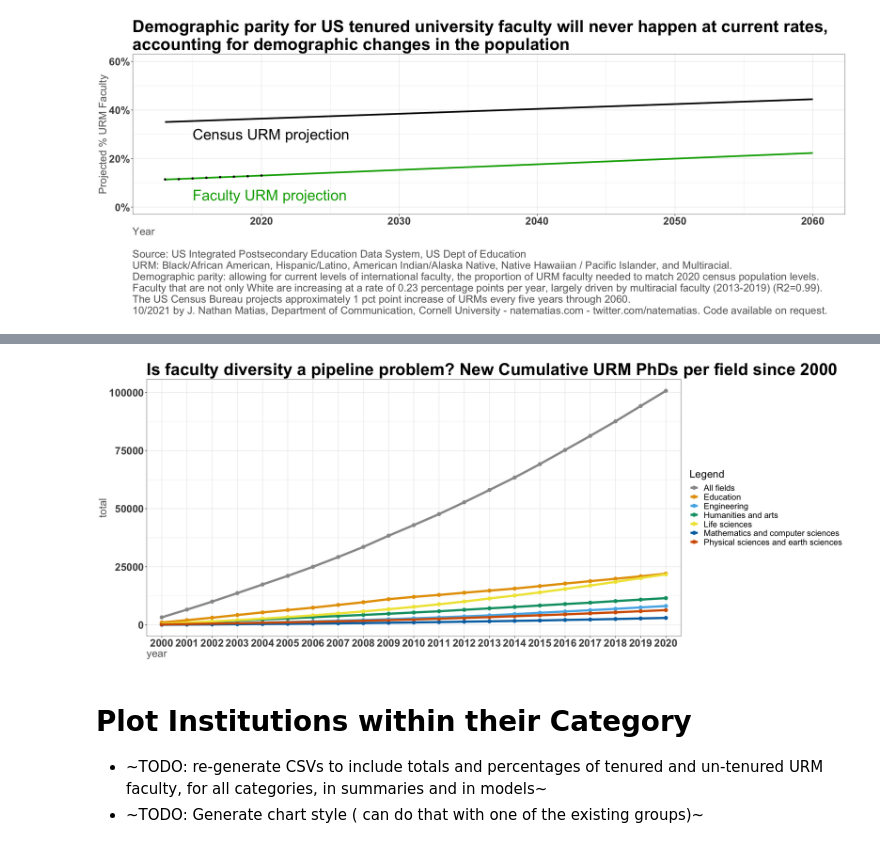
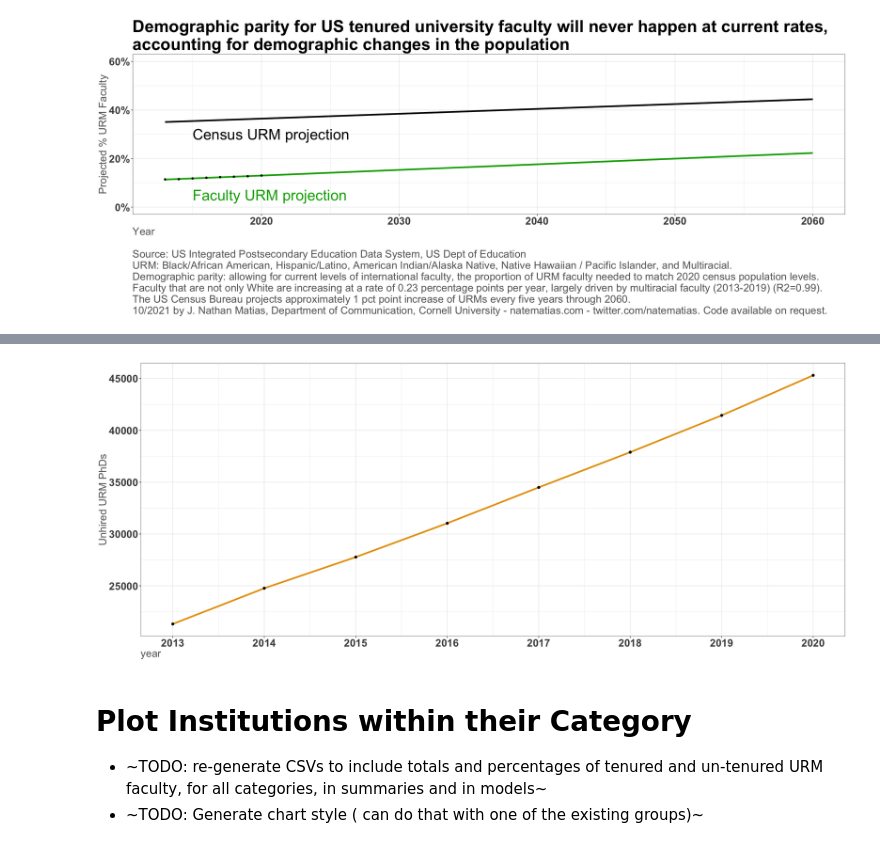
Before and after one commit to natematias/US-Faculty-Diversity-Projections, a Jupyter notebook: data/Paper Analysis and Data.R.ipynb, the cells around one changed output, grey strips where cells are left out. Cells and saved outputs as stored; diff of their text form; code cells hidden in the pictures.

```diff
--- a/data/Paper Analysis and Data.R.ipynb
+++ b/data/Paper Analysis and Data.R.ipynb
@@ -40,16 +42,19 @@ nces.path = "2021-NCES-Faculty-Data/"
 nsed.path = "2021-NSF-Survey-Earned-Doctorates/"
 
 ## this generation date includes 2020-2021
-generation.date ="20220109"
+generation.date = "20220109"
+nsed.generation.date = "20220213"
 
-year.df <- read.csv(paste(data.path, nces.path, generation.date, "_year_summary_table.csv", sep=""),na.strings = "")
+year.df   <- read.csv(paste(data.path, nces.path, generation.date, "_year_summary_table.csv", sep=""),na.strings = "")
+merged.df <- read.csv(paste(data.path, nces.path, nsed.generation.date, "_nces_unhired_simulation.csv", sep=""), na.strings="")
+
 
 image.dir <- "../figures/"
 
 projection.end.year = 2060
 projection.begin.year = 2013
 # %%
-## generate percentage of black, latino, american indian, alaska native
+## generate percentage of tenured / un-tenured black, latino, american indian, alaska native
 
 year.df$tenured_un_tenured_black_latino_american_indian_alaska_native_hawaiian_pacific_multiracial_sum <-
     year.df$tenured_un_tenured_American_Indian_or_Alaska_Native_total_sum +
@@ -61,6 +66,15 @@ year.df$tenured_un_tenured_black_latino_american_indian_alaska_native_hawaiian_p
 year.df$tenured_un_tenured_black_latino_american_indian_alaska_native_hawaiian_pacific_multiracial_pct <-
     year.df$tenured_un_tenured_black_latino_american_indian_alaska_native_hawaiian_pacific_multiracial_sum /
     year.df$tenured_un_tenured_Grand_total_sum
+
+
+## un-tenured sum, used in the pipeline calculation
+year.df$un_tenured_black_latino_american_indian_alaska_native_hawaiian_pacific_multiracial_sum <-
+    year.df$un_tenured_American_Indian_or_Alaska_Native_total_sum +
+    year.df$un_tenured_Black_or_African_American_total_sum +
+    year.df$un_tenured_Hispanic_or_Latino_total_sum +
+    year.df$un_tenured_Native_Hawaiian_or_Other_Pacific_Islander_total_sum +
+    year.df$un_tenured_Two_or_more_races_total_sum
 # %% [markdown]
 # Plot US-wide tenure-track faculty diversity against demographic projections
 
@@ -313,21 +207,18 @@ sample estimates:
 # %%
-ggplot(min.field.ed.cum.df, aes(year, total, color=group)) +
-    geom_point(size=3) +
-#    geom_smooth(method=lm, size=2) +
-    geom_line(size=2) +
+ggplot(merged.df, aes(year, cumulative_unhired_prev_year)) +
+    geom_line(size=1.5, color=cbPalette[2]) +
+    geom_point(size=2) +
+    scale_x_continuous(breaks=seq(2013, 2120, by=1)) +
     theme_bw() +
-    scale_color_manual(values=cbPalette, name="Legend") +
-    scale_x_discrete(limits=seq(2000,2020, 1)) +
     theme(text         = element_text(size=20),
           plot.title   = element_text(size=32, face="bold"),
           axis.text.x  = element_text(size=20, face="bold"),
           axis.text.y  = element_text(size=20, face="bold"),
           axis.title.x = element_text(hjust=0, color="#666666"),
           axis.title.y = element_text(color="#666666")) +
-    ggtitle(paste("Is faculty diversity a pipeline problem? New Cumulative URM PhDs per field since 2000",
-                  sep=""))
+    ylab("Unhired URM PhDs")
 # %% [output]
-[figure, old version]
+[figure, new version]
 # %% [markdown]
 # Plot Institutions within their Category
 
```
Also changed, not shown: parts of 18 cells of this notebook.
